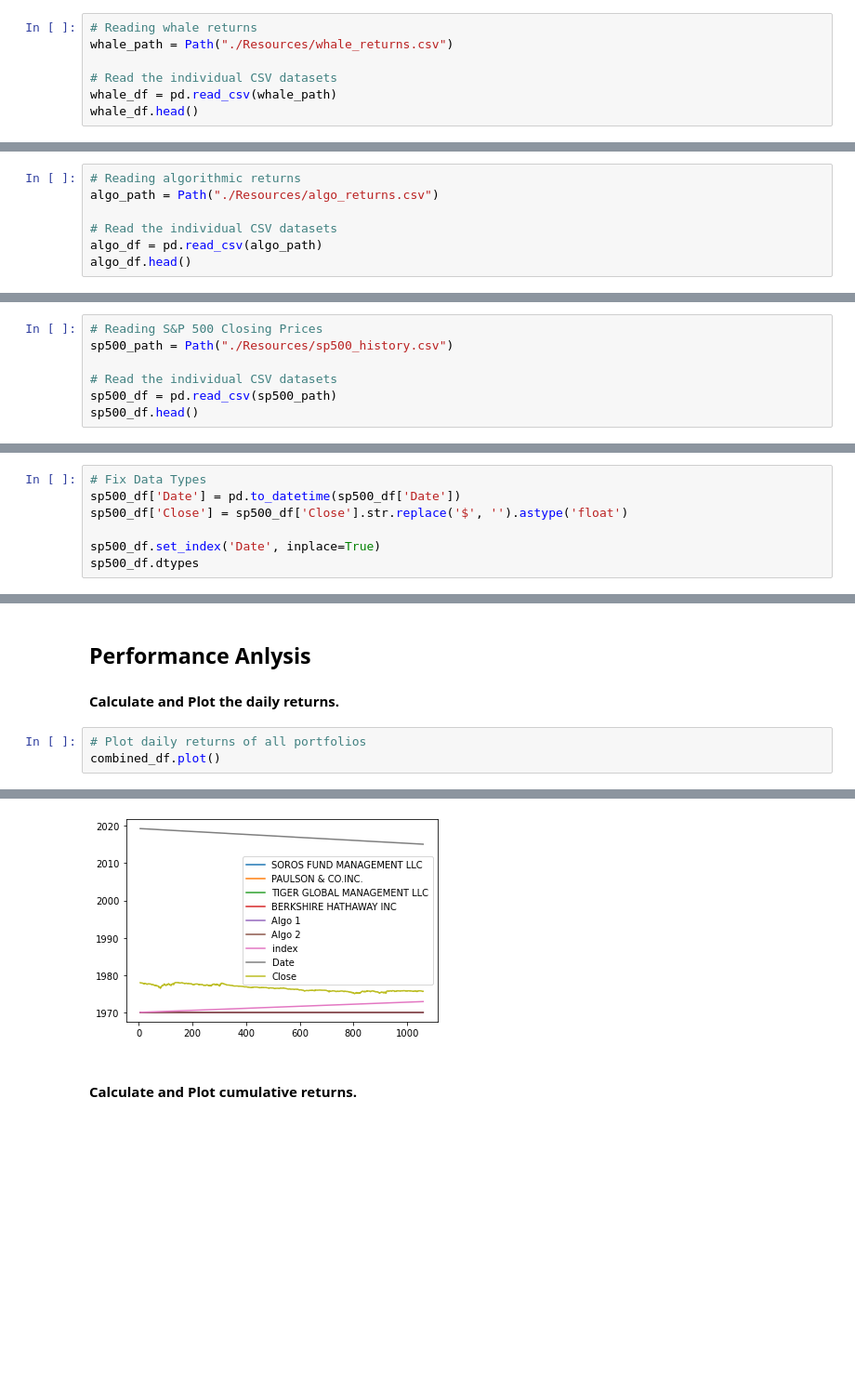
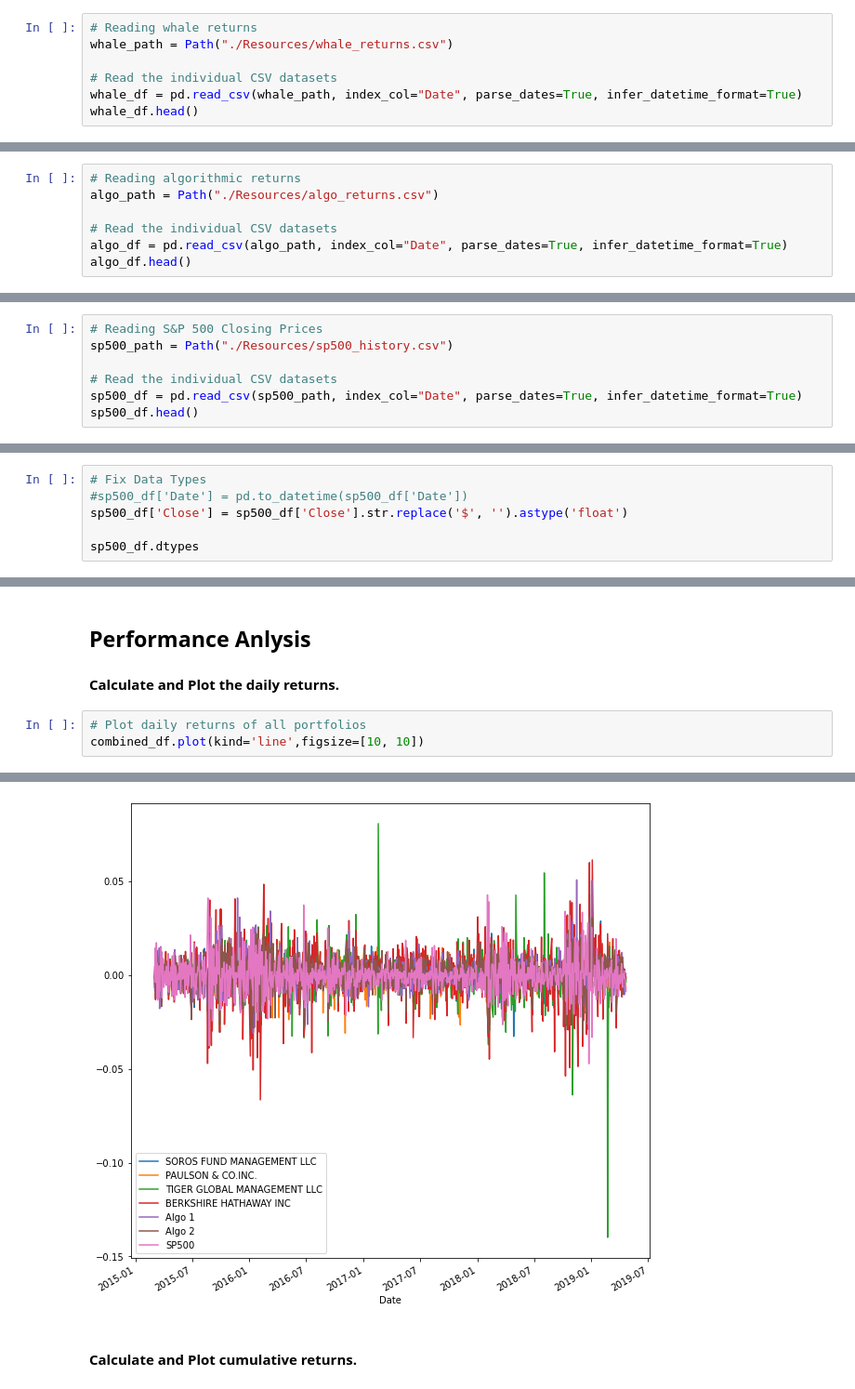
Before and after one commit to msierracrypto/pandas-homework, a Jupyter notebook: Starter_Code/whale_analysis.ipynb, the cells around one changed output, grey strips where cells are left out. Shown at 93% size. Saved outputs shown, nothing was run; the diff lists cells and outputs as text; blank space fills up the shorter version.

```diff
--- a/Starter_Code/whale_analysis.ipynb
+++ b/Starter_Code/whale_analysis.ipynb
@@ -31,6 +47,6 @@ Read the Whale Portfolio daily returns and clean the data
 whale_path = Path("./Resources/whale_returns.csv")
 
 # Read the individual CSV datasets
-whale_df = pd.read_csv(whale_path)
+whale_df = pd.read_csv(whale_path, index_col="Date", parse_dates=True, infer_datetime_format=True)
 whale_df.head()
 # %% [output]
@@ -70,6 +85,6 @@ Read the algorithmic daily returns and clean the data
 algo_path = Path("./Resources/algo_returns.csv")
 
 # Read the individual CSV datasets
-algo_df = pd.read_csv(algo_path)
+algo_df = pd.read_csv(algo_path, index_col="Date", parse_dates=True, infer_datetime_format=True)
 algo_df.head()
 # %% [output]
@@ -105,6 +119,6 @@ Read the S&P 500 historic closing prices and create a new daily returns DataFram
 sp500_path = Path("./Resources/sp500_history.csv")
 
 # Read the individual CSV datasets
-sp500_df = pd.read_csv(sp500_path)
+sp500_df = pd.read_csv(sp500_path, index_col="Date", parse_dates=True, infer_datetime_format=True)
 sp500_df.head()
 # %% [output]
@@ -123,10 +137,9 @@ Close    object
 dtype: object
 # %%
 # Fix Data Types
-sp500_df['Date'] = pd.to_datetime(sp500_df['Date'])
+#sp500_df['Date'] = pd.to_datetime(sp500_df['Date'])
 sp500_df['Close'] = sp500_df['Close'].str.replace('$', '').astype('float')
 
-sp500_df.set_index('Date', inplace=True)
 sp500_df.dtypes
 # %% [output]
 Close    float64
@@ -183,5 +202,5 @@ In this section, you will calculate and visualize performance and risk metrics f
 #### Calculate and Plot the daily returns.
 # %%
 # Plot daily returns of all portfolios
-combined_df.plot()
+combined_df.plot(kind='line',figsize=[10, 10])
 # %% [output]
@@ -189,4 +208,4 @@ combined_df.plot()
-[figure, old version]
+[figure, new version]
 # %% [markdown]
 #### Calculate and Plot cumulative returns.
 # %%
```
Also changed, not shown: parts of 14 cells of this notebook.
